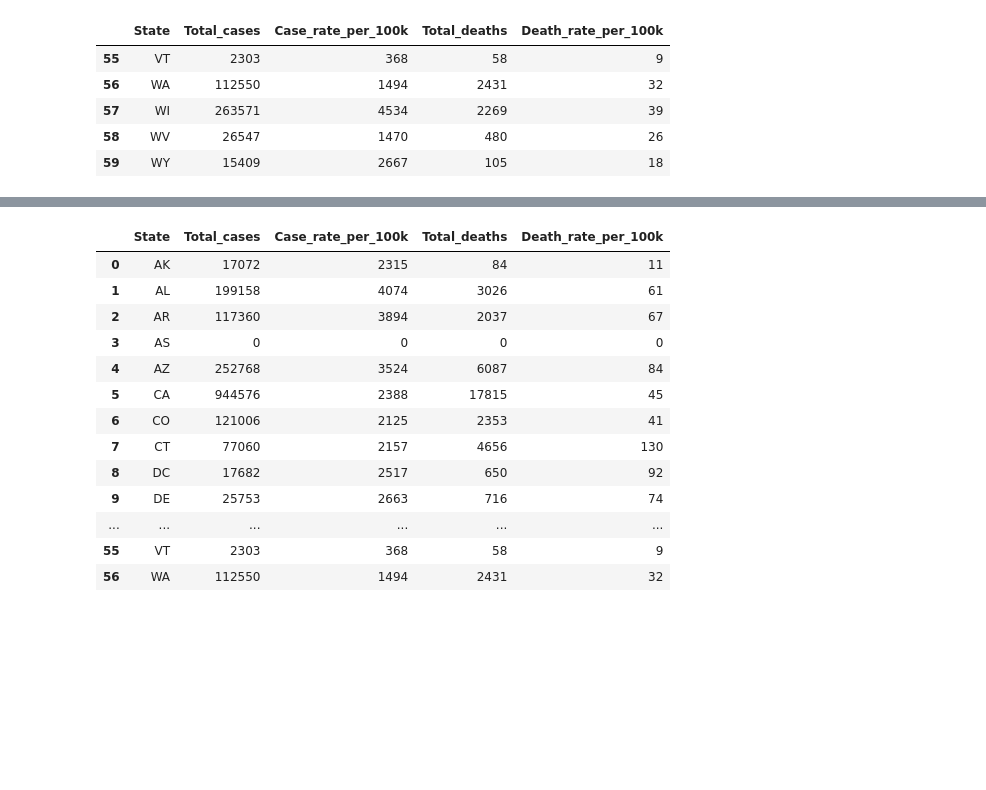
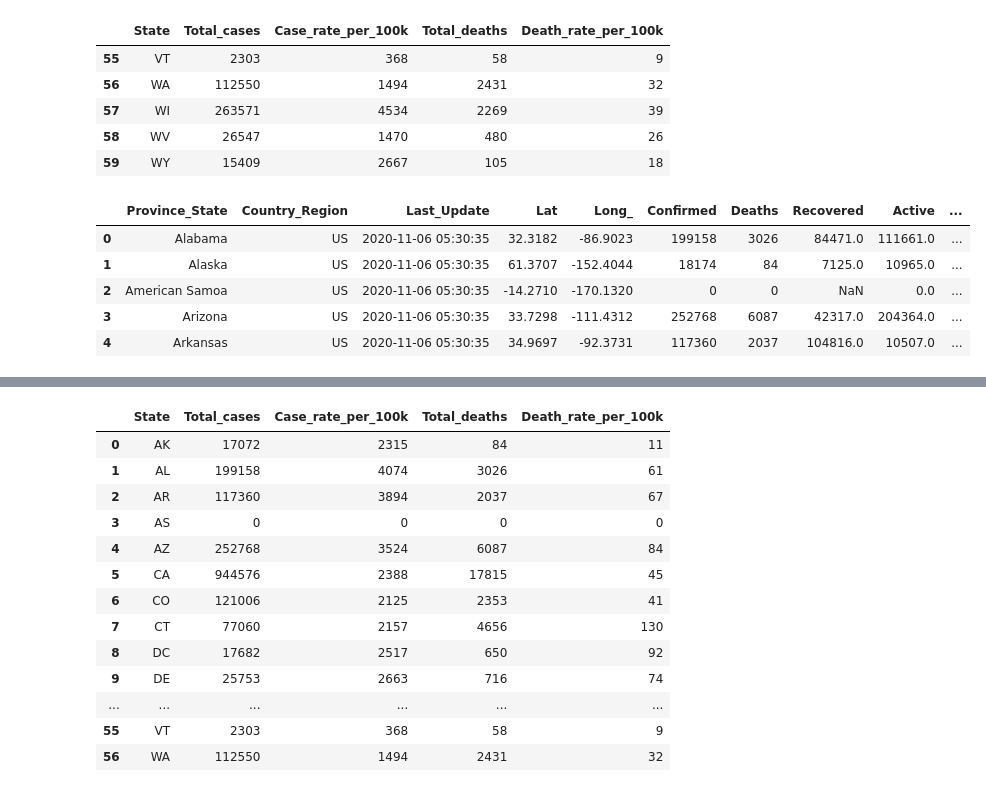
Before and after one commit to lazambrano/Project_2_COVID-19, a Jupyter notebook: analysis.ipynb, the cells around one changed output, grey strips where cells are left out. Cells and saved outputs as stored; diff of their text form; code cells hidden in the pictures; blank space fills up the shorter version.

```diff
--- a/analysis.ipynb
+++ b/analysis.ipynb
@@ -166,3 +164,14 @@ covid_stats_df.tail()
 | 57 | WI | 263571 | 4534 | 2269 | 39 |
 | 58 | WV | 26547 | 1470 | 480 | 26 |
 | 59 | WY | 15409 | 2667 | 105 | 18 |
+# %%
+file = "data/US_COVID-19_stats.csv"
+us_covid_df = pd.read_csv(file)
+us_covid_df.head()
+# %% [output]
+|  | Province_State | Country_Region | Last_Update | Lat | Long_ | Confirmed | Deaths | Recovered | Active | ... |
+| 0 | Alabama | US | 2020-11-06 05:30:35 | 32.3182 | -86.9023 | 199158 | 3026 | 84471.0 | 111661.0 | ... |
+| 1 | Alaska | US | 2020-11-06 05:30:35 | 61.3707 | -152.4044 | 18174 | 84 | 7125.0 | 10965.0 | ... |
+| 2 | American Samoa | US | 2020-11-06 05:30:35 | -14.2710 | -170.1320 | 0 | 0 | NaN | 0.0 | ... |
+| 3 | Arizona | US | 2020-11-06 05:30:35 | 33.7298 | -111.4312 | 252768 | 6087 | 42317.0 | 204364.0 | ... |
+| 4 | Arkansas | US | 2020-11-06 05:30:35 | 34.9697 | -92.3731 | 117360 | 2037 | 104816.0 | 10507.0 | ... |
```
Also changed, not shown: parts of 13 cells of this notebook, 4 other files.
